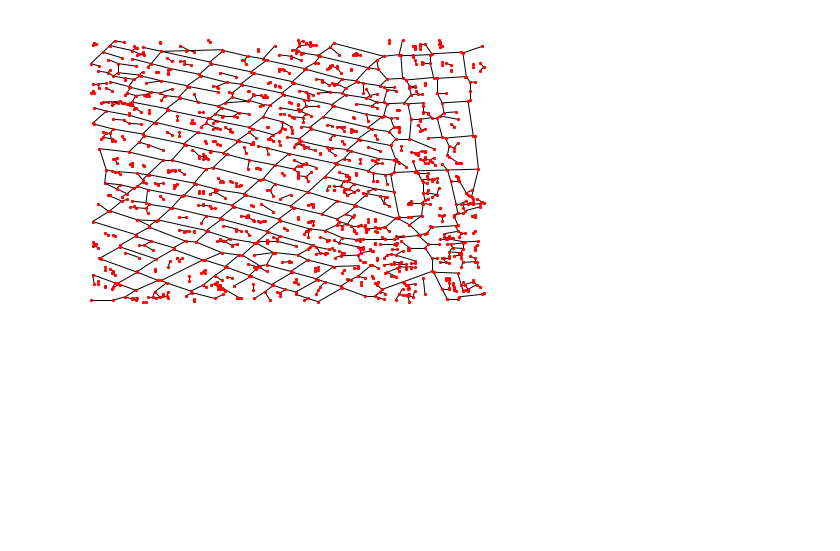
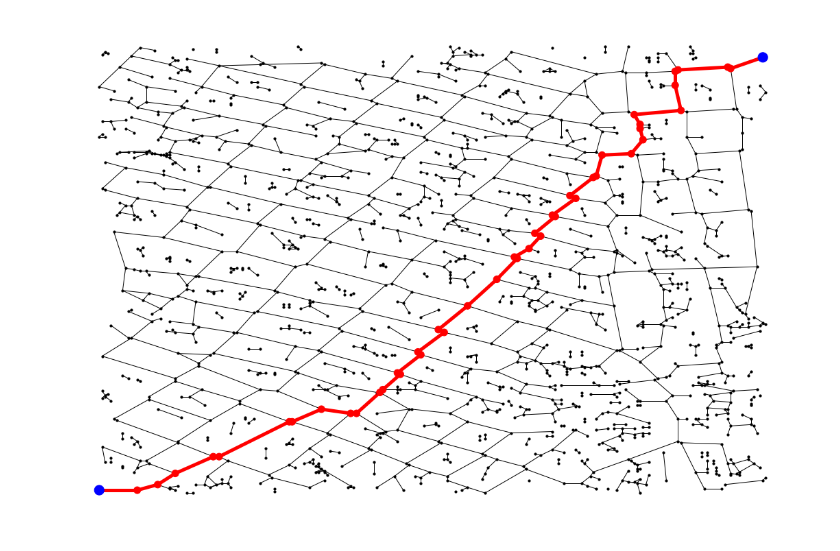
Before and after one commit to jondonas/DH-401, a Jupyter notebook: GraphParser.ipynb, the cells around one changed output. Saved outputs shown, nothing was run; the diff lists cells and outputs as text; code cells hidden in the pictures; blank space fills up the shorter version.

Commit message:
Add shortest path code

```diff
--- a/GraphParser.ipynb
+++ b/GraphParser.ipynb
@@ -1,7 +1,20 @@
 # %%
+import math
 import networkx as nx
+import matplotlib.pyplot as plt
 import re
 import ast
+
+%matplotlib inline
+plt.rcParams['figure.figsize'] = [15, 10]
+
+def nodeDistance(n1, n2):
+    x1 = n1[0]
+    y1 = n1[1]
+    x2 = n2[0]
+    y2 = n2[1]
+
+    return math.sqrt((x2 - x1)**2 + (y2 - y1)**2)
 
 def matchLine(line):
     match = re.match( r'^(.*)\|(.*)$', line)
@@ -9,53 +22,64 @@ def matchLine(line):
     right = match.group(2)
     return (left, ast.literal_eval(left), right)
 
 def createGraphFromFile(filePath):
     G = nx.Graph()
-    # Keep track of nodes and edges we have already added
-    # TODO: This should be changed to a hashmap for better efficiency.
-    #   Or networkx might have a built-in node membership check
-    nodesAdded = []
-    edgesAdded = []
 
     # Open the file and start reading line by line
     with open(filePath) as fp:
         line = fp.readline()
 
         while line:
             # Skip the file header and/or empty lines
             if line[0] != "(":
                 line = fp.readline()
                 continue
 
             # Match the line to a regex to extract node data
             (parentNode, parentNodeCoords, numEdges) = matchLine(line)
-
-            # Add the node to the graph
-            if parentNode not in nodesAdded and int(numEdges) != 0:
-                nodesAdded.append(parentNode)
-                G.add_node(parentNode, pos=parentNodeCoords)
+            G.add_node(parentNode, pos=parentNodeCoords)
 
             # Add edges to the graph
             for i in range(int(numEdges)):
                 line = fp.readline()
                 (edgeNode, edgeNodeCoords, meta) = matchLine(line)
-
-                if edgeNode not in nodesAdded:
-                    nodesAdded.append(edgeNode)
-                    G.add_node(edgeNode, pos=edgeNodeCoords)
-
-                # Make sure that the same edge isn't being added twice
-                edge = parentNode + edgeNode
-                if edge not in edgesAdded:
-                    edgesAdded.append(parentNode + edgeNode)
-                    edgesAdded.append(edgeNode + parentNode)
-                    G.add_edge(parentNode, edgeNode)
+                G.add_node(edgeNode, pos=edgeNodeCoords)
+                G.add_edge(parentNode, edgeNode, distance=nodeDistance(parentNodeCoords, edgeNodeCoords))
 
             line = fp.readline()
 
     return G
 
+# Draw underlying graph
 G = createGraphFromFile("mapOutputs/TestMap.txt")
-nx.draw(G, nx.get_node_attributes(G, 'pos'), node_size=5)
+nx.draw(G, nx.get_node_attributes(G, 'pos'), node_size=10, node_color="black")
+
+# Arbitrary start and end coordinates
+startCoordinates = "(2, 3)"
+endCoordinates = "(229, 313)"
+
+# Get path using Dijkstra's algorithm
+path = nx.dijkstra_path(G, startCoordinates, endCoordinates, 'distance')
+
+# Get edges, colors, and positions of shortest path nodes
+pos = {}
+edges = []
+colorMap = []
+sizeMap = []
+for i, val in enumerate(path):
+    pos[val] = G.node[val]['pos']
+
+    if i+1 < len(path):
+        edges.append((path[i], path[i+1]))
+    if i == 0 or i == len(path)-1:
+        colorMap.append("blue")
+        sizeMap.append(200)
+    else:
+        colorMap.append("red")
+        sizeMap.append(100)
+
+# Draw the shortest path
+nx.draw_networkx_nodes(G, pos, nodelist=path, node_color=colorMap, node_size=sizeMap)
+nx.draw_networkx_edges(G, pos, edgelist=edges, edge_color='r', width=5); # semicolon to suppress output
 # %% [output]
-[figure, old version]
+[figure, new version]
```
